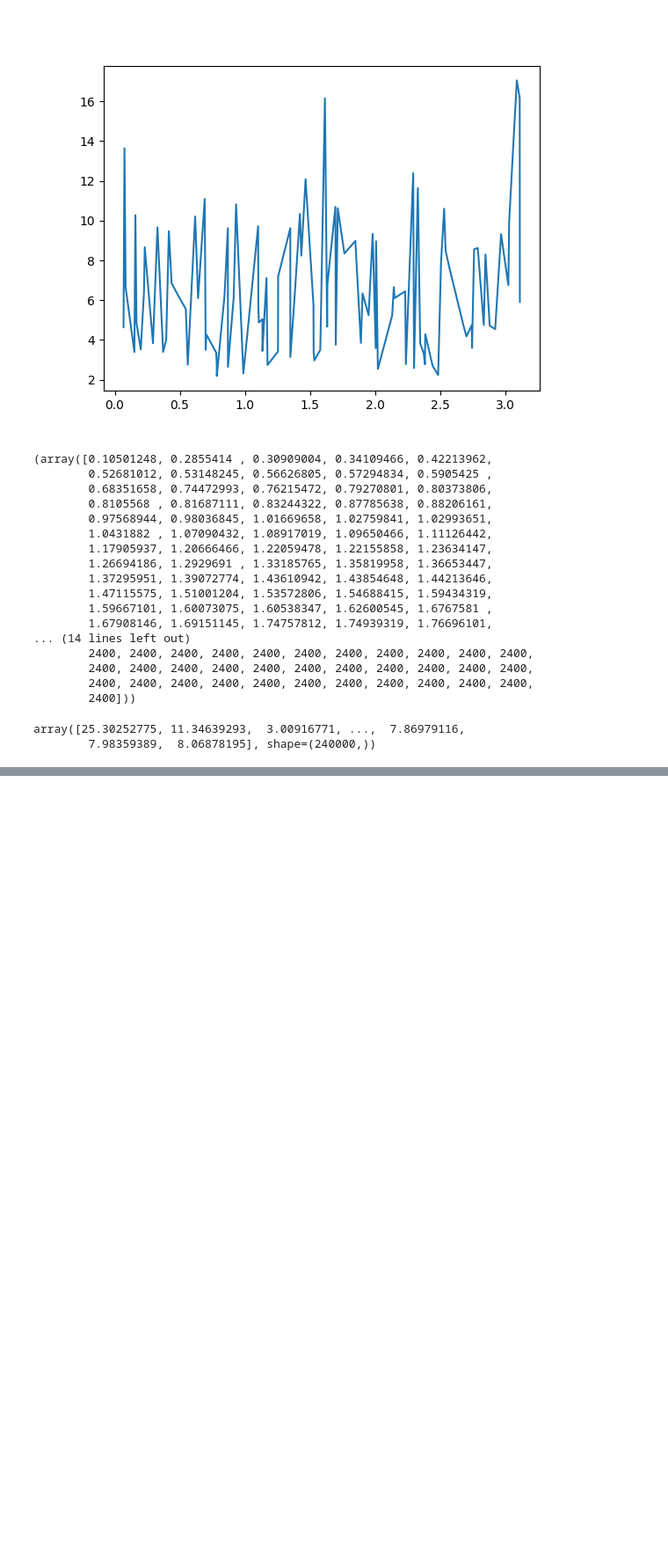
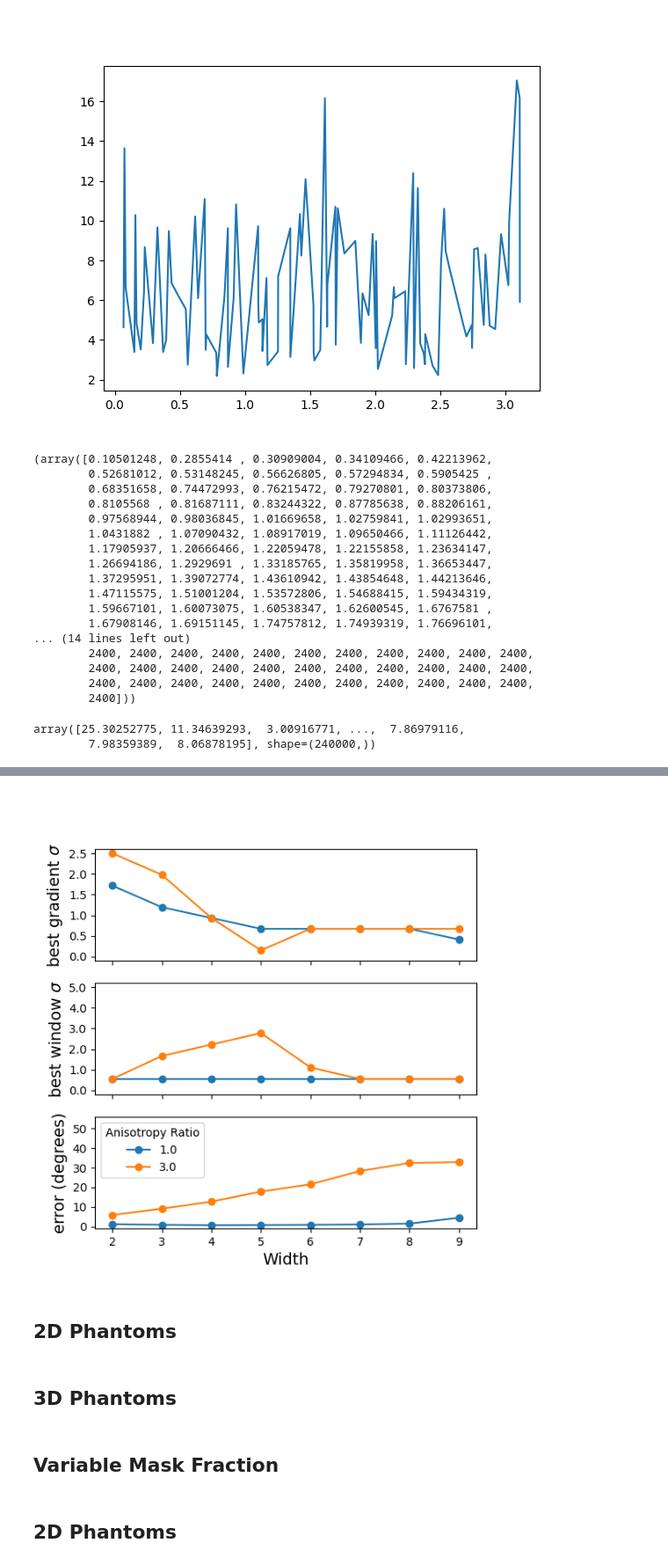
Before and after one commit to BrysonGray/structure_tensor_validation, a Jupyter notebook: notebooks/phantom_analysis_figs.ipynb, the cells around one changed output, grey strips where cells are left out. Shown at 88% size. Drawn from its saved outputs; the diff is of its cells as text; code cells hidden in the pictures; blank space fills up the shorter version.

```diff
--- a/notebooks/phantom_analysis_figs.ipynb
+++ b/notebooks/phantom_analysis_figs.ipynb
@@ -297,0 +352,33 @@ array([25.30252775, 11.34639293,  3.00916771, ...,  7.86979116,
+# %%
+# plot the best sigma 1 and best sigma 2 versus the anisotropy ratio
+fig, axs = plt.subplots(3, figsize=(6,6), sharex=True)
+axs[0].plot(min_error_over_sigma_AI1['width']*2, min_error_over_sigma_AI1['derivative_sigma'], marker='o')
+axs[0].plot(min_error_over_sigma_AI3['width']*2, min_error_over_sigma_AI3['derivative_sigma'], marker='o')
+axs[0].set_ylim(-0.1,2.6)
+axs[0].set_yticks(np.arange(0.0,3.0,0.5))
+axs[0].set_ylabel(r'best gradient $\sigma$')
+axs[1].plot(min_error_over_sigma_AI1['width']*2, min_error_over_sigma_AI1['tensor_sigma'], marker='o')
+axs[1].plot(min_error_over_sigma_AI3['width']*2, min_error_over_sigma_AI3['tensor_sigma'], marker='o')
+axs[1].set_ylim(-0.2,5.2)
+yticklabels = [f'{y:.1f}'for y in np.arange(0.0,6.0,1.0)]
+axs[1].set_yticks(np.arange(0.0,6.0,1.0))
+axs[1].set_yticklabels(yticklabels)
+axs[1].set_ylabel(r'best window $\sigma$')
+axs[2].plot(min_error_over_sigma_AI1['width']*2, min_error_over_sigma_AI1['error'], marker='o', label='1.0')
+axs[2].plot(min_error_over_sigma_AI3['width']*2, min_error_over_sigma_AI3['error'], marker='o', label='3.0')
+axs[2].set_ylim(-1,56)
+axs[2].set_yticks(np.arange(0,55,10))
+axs[2].set_ylabel('error (degrees)')
+axs[2].set_xlabel('Width')
+axs[2].legend(['1.0', '3.0'], title="Anisotropy Ratio")
+plt.show()
+# %% [output]
+[figure, added]
+# %% [markdown]
+## 2D Phantoms
+# %% [markdown]
+## 3D Phantoms
+# %% [markdown]
+## Variable Mask Fraction
+# %% [markdown]
+## 2D Phantoms
```
Also changed, not shown: parts of 22 cells of this notebook, 9 other files.
